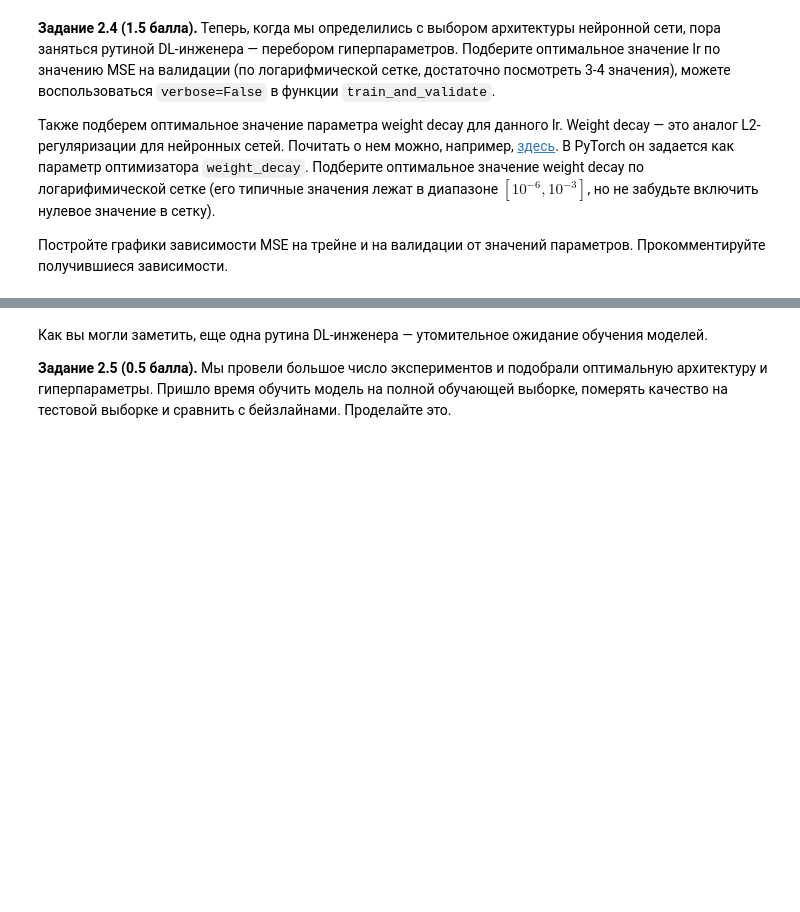
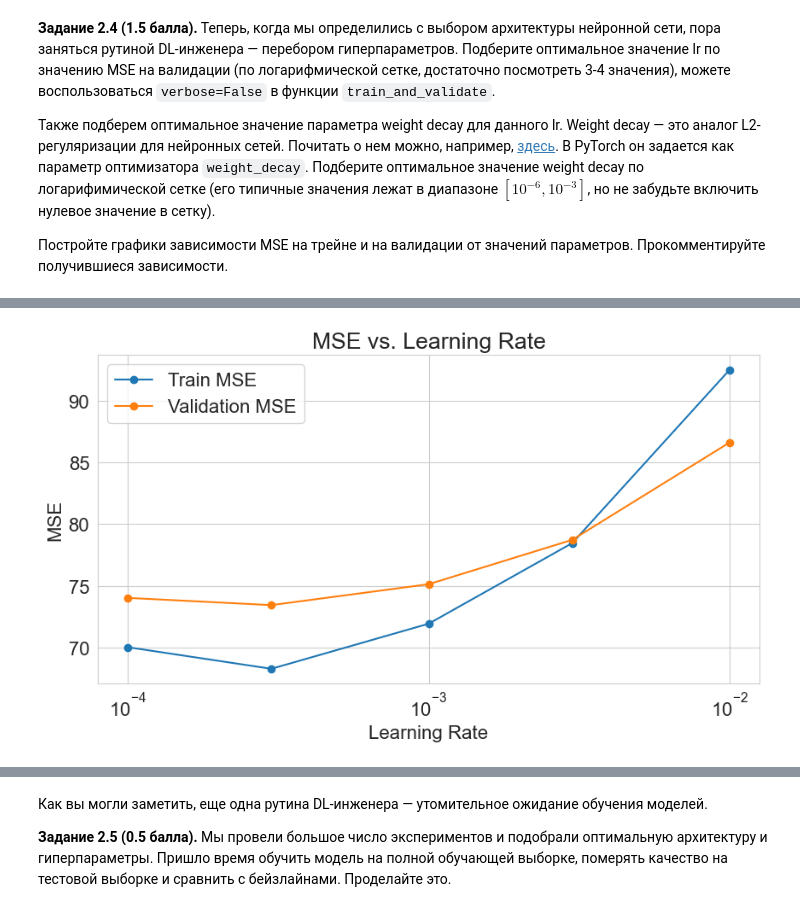
Before and after one commit to psaw/hse-ai24-dl, a Jupyter notebook: homeworks/HW1/HW1_Light.ipynb, the cells around one changed output, grey strips where cells are left out. Saved outputs shown, nothing was run; the diff lists cells and outputs as text; code cells hidden in the pictures; blank space fills up the shorter version.

```diff
--- a/homeworks/HW1/HW1_Light.ipynb
+++ b/homeworks/HW1/HW1_Light.ipynb
@@ -826,0 +784,19 @@ wandb.finish()
+# %%
+# Параметры масштабирования признаков
+X_mean = X_train.mean(axis=0)
+X_std = X_train.std(axis=0)
+
+# Масштабируем данные в диапазон [0, 1] по обучающей выборке
+X_train_scaled = (X_train - X_mean) / X_std
+X_val_scaled = (X_val - X_mean) / X_std
+
+# Конвертируем в PyTorch tensors
+X_train_tensor = torch.tensor(X_train_scaled, dtype=torch.float32)
+X_val_tensor = torch.tensor(X_val_scaled, dtype=torch.float32)
+# Масштабируем целевую переменную в диапазон [0, 1]
+y_train_tensor = torch.tensor(normalize(y_train), dtype=torch.float32).reshape(-1, 1)
+y_val_tensor = torch.tensor(normalize(y_val), dtype=torch.float32).reshape(-1, 1)
+
+# Создадим TensorDatasets
+train_dataset = TensorDataset(X_train_tensor, y_train_tensor)
+val_dataset = TensorDataset(X_val_tensor, y_val_tensor)
@@ -887,0 +1227,61 @@ print(f"Regression model (scaled) validation MSE: {val_mse_Adam:.2f}")
+# %%
+# 1. Подбор Learning Rate
+print("--- Подбор Learning Rate ---")
+lr_values = [0.0001, 0.0003, 0.001, 0.003, 0.01] # np.logspace(-4, -2, num=5)  # Логарифмическая сетка
+lr_train_mses = []
+lr_val_mses = []
+
+for lr in lr_values:
+    print(f"Testing lr = {lr}")
+    # Создаем копию модели для каждого запуска
+    model_lr_tune = copy.deepcopy(base_model)
+    optimizer = torch.optim.Adam(
+        model_lr_tune.parameters(),
+        lr=lr,
+        betas=betas,
+        eps=eps,
+        weight_decay=0 # Пока без weight decay
+    )
+
+    train_mse, val_mse = train_and_validate(
+        model=model_lr_tune,
+        optimizer=optimizer,
+        criterion=nn.MSELoss(),
+        metric=lambda y_pred, y_true: (denormalize(y_pred.reshape(-1)) - denormalize(y_true.reshape(-1))).pow(2).mean().item(), # .item() чтобы получить число
+        train_loader=DataLoader(train_dataset, batch_size=batch_size, shuffle=True),
+        val_loader=DataLoader(val_dataset, batch_size=batch_size),
+        num_epochs=num_epochs,
+        verbose=False # Отключаем вывод прогресса для ускорения
+    )
+    print(f"  Train MSE: {train_mse:.2f}, Val MSE: {val_mse:.2f}")
+    wandb.log(
+        {
+            "train_metric": train_mse,
+            "val_metric": val_mse,
+            "learning_rate": lr,
+            "weight_decay": 0,
+        }
+    )
+    lr_train_mses.append(train_mse)
+    lr_val_mses.append(val_mse)
+
+# Находим лучший lr по валидации
+best_lr_index = np.argmin(lr_val_mses)
+best_lr = lr_values[best_lr_index]
+wandb.log({
+    "best_learning_rate": best_lr,
+})
+print(f"\nBest lr found: {best_lr} (Validation MSE: {lr_val_mses[best_lr_index]:.2f})")
+
+# Строим график для lr
+plt.figure(figsize=(10, 5))
+plt.plot(lr_values, lr_train_mses, marker='o', label='Train MSE')
+plt.plot(lr_values, lr_val_mses, marker='o', label='Validation MSE')
+plt.xscale('log')
+plt.xlabel('Learning Rate')
+plt.ylabel('MSE')
+plt.title('MSE vs. Learning Rate')
+plt.legend()
+plt.grid(True)
+plt.show()
+# %% [output]
@@ -887,0 +1301 @@ print(f"Regression model (scaled) validation MSE: {val_mse_Adam:.2f}")
+[figure, added]
```
Also changed, not shown: parts of 25 cells of this notebook.
